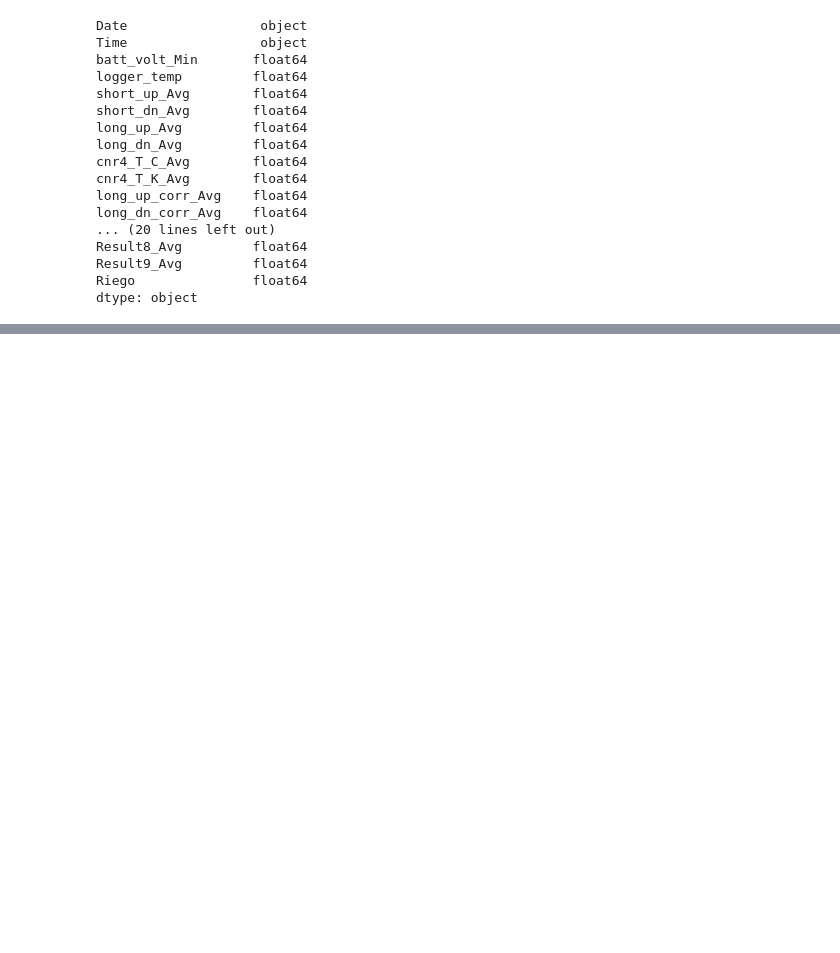
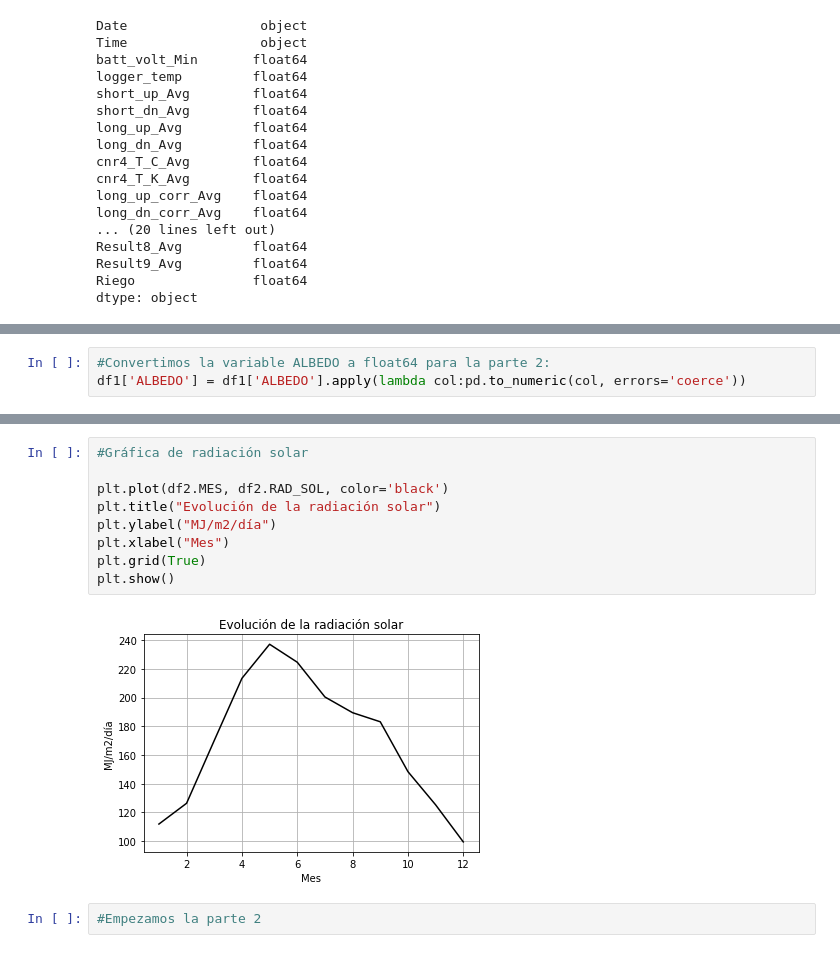
Before and after one commit to AdrianEVC/F-sica-computacional, a Jupyter notebook: Evaluacion2/Untitled.ipynb, the cells around one changed output, grey strips where cells are left out. Drawn from its saved outputs; the diff is of its cells as text; blank space fills up the shorter version.

```diff
--- a/Evaluacion2/Untitled.ipynb
+++ b/Evaluacion2/Untitled.ipynb
@@ -40,0 +88,3 @@ dtype: object
+# %%
+#Convertimos la variable ALBEDO a float64 para la parte 2:
+df1['ALBEDO'] = df1['ALBEDO'].apply(lambda col:pd.to_numeric(col, errors='coerce'))
@@ -40,0 +217,13 @@ dtype: object
+# %%
+#Gráfica de radiación solar
+
+plt.plot(df2.MES, df2.RAD_SOL, color='black')
+plt.title("Evolución de la radiación solar")
+plt.ylabel("MJ/m2/día")
+plt.xlabel("Mes")
+plt.grid(True)
+plt.show()
+# %% [output]
+[figure, added]
+# %%
+#Empezamos la parte 2
```
Also changed, not shown: parts of 35 cells of this notebook, 1 other file.
